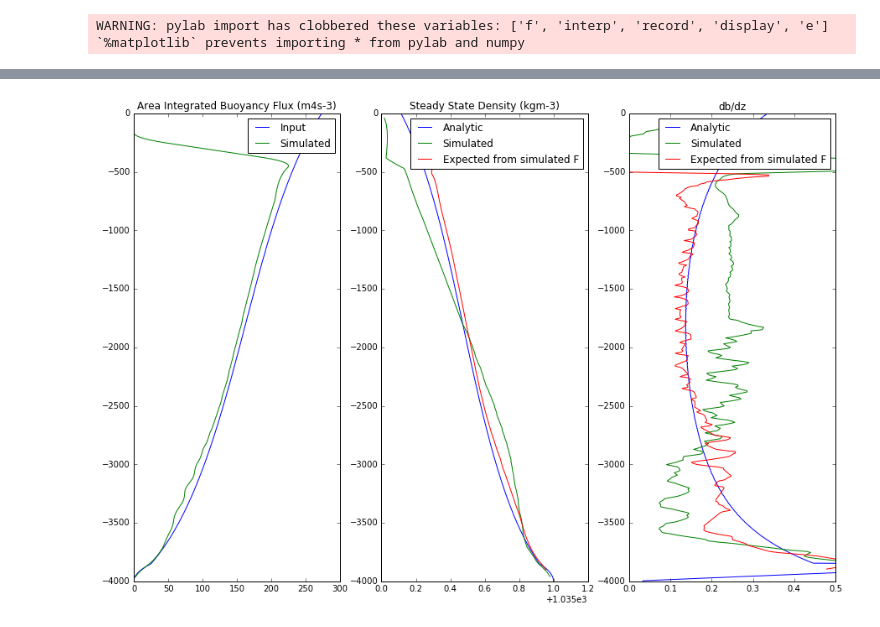
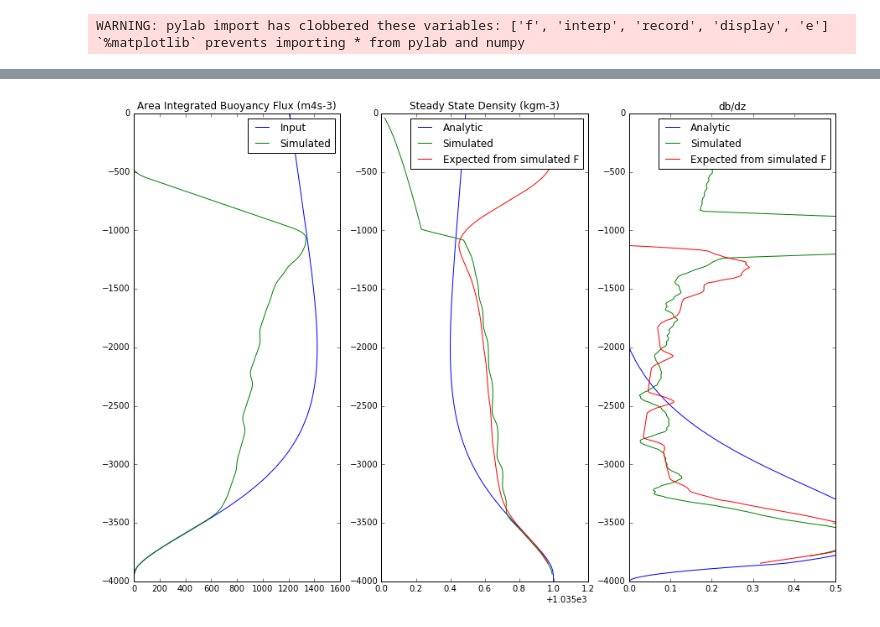
Before and after one commit to rmholmes/MOM6-examples, a Jupyter notebook: ocean_only/abmix2d/Abyssal Mixing Quick Analysis.ipynb, the cells around one changed output, grey strips where cells are left out. Saved outputs shown, nothing was run; the diff lists cells and outputs as text; code cells hidden in the pictures.

```diff
--- a/ocean_only/abmix2d/Abyssal Mixing Quick Analysis.ipynb
+++ b/ocean_only/abmix2d/Abyssal Mixing Quick Analysis.ipynb
@@ -89,9 +89,9 @@ for record in [record]:
 # %%
 # Analytical Steady State Solution:
 # Parameters:
-B0 = 5.0e-8; hBL = 150.0; d = 500.0; r = 1000.0; eps = 0.0325e6; rho0 = 1035.0; g = 9.81;
+B0 = 0.35e-6; hBL = 150.0; d = 500.0; r = 1000.0; eps = 0.25e6; rho0 = 1035.0; g = 9.81;
 H = 4000; drho = 1.0; W = 40.0e3; L = 800.0e3; Ny = 1600; Nz = 400;
-bwidth = 0.0; idepth=0.0; curv = 0.4;
+bwidth = 0.0; idepth=0.0; curv = -0.4;
 # Analytical Grid:
 y = np.linspace(0,L,Ny); z = np.linspace(-H,0,Nz); dy = y[1]-y[0]; dz = z[1]-z[0]
 [Z,Y] = np.meshgrid(z,y); [yLa, zLa] = np.shape(Y)
@@ -114,4 +114,5 @@ plt.pcolormesh(Y/1e3,Z,B);plt.xlabel('y (km)');plt.ylabel('z (m)');plt.title('Bu
 plt.subplot(1,5,3);plt.plot(F,z);plt.title('Area Integrated Buoyancy Flux (m4s-3)');
 plt.subplot(1,5,4);plt.plot(dbdz/1.0e-5,(z[:-1]+z[1:])/2);plt.title('db/dz = 1/e dF/db (1e-5s-2)');
 plt.subplot(1,5,5);plt.plot(rho,z);plt.title('Steady State Density (kgm-3)');
+plt.savefig('steady_state1not_analytic')
 # %% [output]
@@ -125,37 +126,38 @@ dyr = (yq[1]-yq[0])*1e3
 rho_z = np.zeros((yL,Nz));B_z = np.zeros((yL,Nz))
 for i in range(yL):
     f = interp.interp1d(e[:,i],rhoi,bounds_error=False, fill_value=nan)
     rho_z[i,:] = f(z)
     f = interp.interp1d((e[1:,i]+e[:-1,i])/2,B[:,i],bounds_error=False, fill_value=nan)
     B_z[i,:] = f(z)
 
 # Area Integrated B, dbdz, drhodz, rho:
 F_z = np.nansum(B_z,axis=0)*dyr*W/4;
 dbdz_e = np.ma.diff(F_z)/dz/eps; drhodz_e = -rho0/g*dbdz_e
 rho_e = np.zeros(np.shape(z)); rho_e[0] = rho0+drho; rho_e[1:] = np.cumsum(drhodz_e)*dz+rho_e[0]
 rho_z = moving_average(np.nanmean(rho_z,axis=0),n=9)
-dbdz_z = moving_average(-g/rho0*np.diff(rho_z)/dz,n=9)
-rho_e = moving_average(rho_e,n=21)
-dbdz_e = moving_average(dbdz_e,n=21)
+dbdz_z = moving_average(-g/rho0*np.diff(rho_z)/dz,n=31)
+rho_e = moving_average(rho_e,n=31)
+dbdz_e = moving_average(dbdz_e,n=31)
 F_z = moving_average(F_z,n=9)
 
 f = plt.figure(figsize=(15,10))
 plt.subplot(1,3,1);
 plt.plot(F,z, label='Input');
 plt.plot(F_z,z, label='Simulated')
 plt.title('Area Integrated Buoyancy Flux (m4s-3)');plt.legend();
 plt.subplot(1,3,2);
 plt.plot(rho,z, label='Analytic');
 plt.plot(rho_z,z, label='Simulated');
 plt.plot(rho_e,z, label='Expected from simulated F');
 plt.title('Steady State Density (kgm-3)');plt.legend();
 plt.subplot(1,3,3);
 plt.plot(dbdz/1.0e-5,(z[:-1]+z[1:])/2, label='Analytic');
 plt.plot(dbdz_z/1.0e-5,(z[:-1]+z[1:])/2, label='Simulated');
 plt.plot(dbdz_e/1.0e-5,(z[:-1]+z[1:])/2, label='Expected from simulated F');
 plt.title('db/dz');plt.legend();plt.xlim([0., 0.5]);
+plt.savefig('steady_state1not_analyticComp')
 # %% [output]
-[figure, old version]
+[figure, new version]
 # %%
 #Total mass and volume:
 h = fname.variables['h'][:,:,:,0]
```
Also changed, not shown: parts of 6 cells of this notebook, 4 other files.
